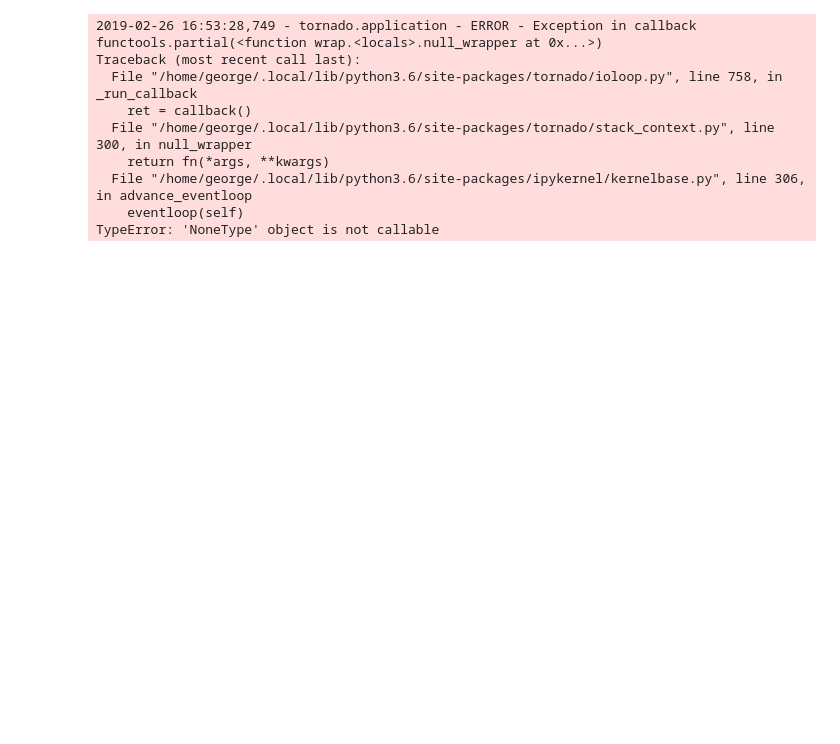
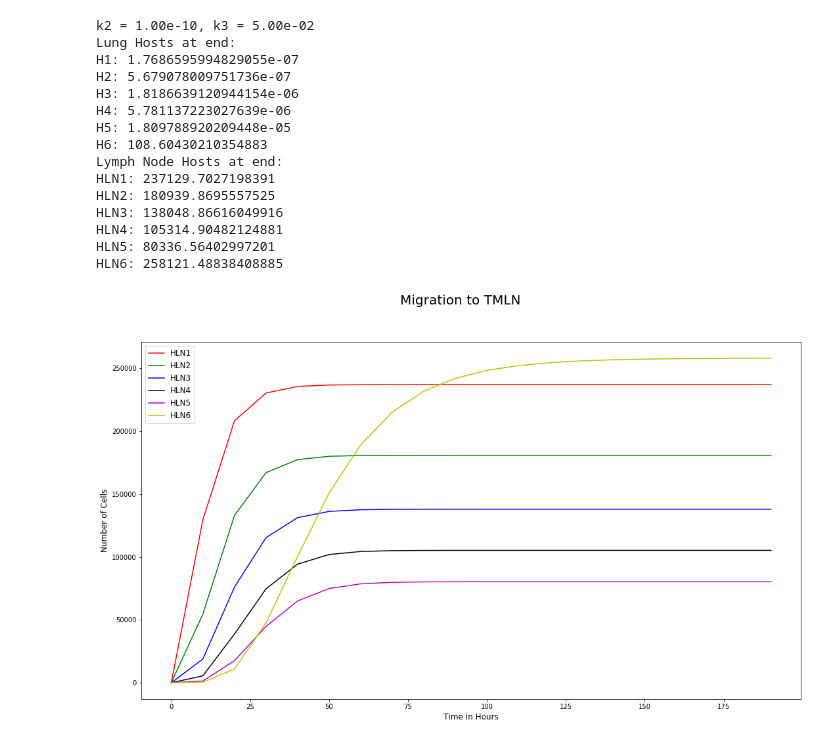
Before and after one commit to technodivergent/Bacillus_Anthracis_Simulation, a Jupyter notebook: Lung Submodel.ipynb, the cells around one changed output. Drawn from its saved outputs; the diff is of its cells as text; code cells hidden in the pictures; blank space fills up the shorter version.

```diff
--- a/Lung Submodel.ipynb
+++ b/Lung Submodel.ipynb
@@ -135,6 +134,6 @@ class DayModel(gillespy2.Model):
         )
 
         self.add_reaction([R1,R2,R3,R4,R5,R6,R7,R8,R9,R10,R11,R12])
-        t = numpy.linspace(0,10000,201)
+        t = numpy.linspace(0,200,21)
         self.timespan(t)
         #print(t)
@@ -143,17 +146,15 @@ model = DayModel()
 # %%
 def get_mean(results):
-    data3 = []
-    r = results[0]
-    data3.extend([1]*int(r['HLN1'][-1]))
-    data3.extend([2]*int(r['HLN2'][-1]))
-    data3.extend([3]*int(r['HLN3'][-1]))
-    data3.extend([4]*int(r['HLN4'][-1]))
-    data3.extend([5]*int(r['HLN5'][-1]))
-    data3.extend([6]*int(r['HLN6'][-1]))
-    mean = numpy.mean(data3)
-    sd = numpy.std(data3)
-    sem = stats.sem(data3)
-    means.append(mean)
+    data = []
+    data.extend([1]*int(results['HLN1'][-1]))
+    data.extend([2]*int(results['HLN2'][-1]))
+    data.extend([3]*int(results['HLN3'][-1]))
+    data.extend([4]*int(results['HLN4'][-1]))
+    data.extend([5]*int(results['HLN5'][-1]))
+    data.extend([6]*int(results['HLN6'][-1]))
+    mean = numpy.mean(data)
+    sd = numpy.std(data)
+    sem = stats.sem(data)
     return mean
 # %%
 #%%time
@@ -307,44 +329,51 @@ print("H6: {}".format(res['H6'][-1]))
 # %%
 fig = plt.figure(figsize=(18,10))
 fig.suptitle("Migration to TMLN", fontsize=20)
-res = results[0]
+res = results_orig[0]
 
 #plt.plot(results[0]['time'], results[0]['S_'], 'b', label='Spores')
 plt.plot(res['time'], res['HLN1'], 'r-', label='HLN1')
 plt.plot(res['time'], res['HLN2'], 'g-', label='HLN2')
 plt.plot(res['time'], res['HLN3'], 'b-', label='HLN3')
 plt.plot(res['time'], res['HLN4'], 'k-', label='HLN4')
 plt.plot(res['time'], res['HLN5'], 'm-', label='HLN5')
 plt.plot(res['time'], res['HLN6'], 'y-', label='HLN6')
 
 plt.xlabel("Time in Hours", fontsize=12)
 plt.ylabel("Number of Cells", fontsize=12)
 plt.legend(loc='best', fontsize=12)
 
 print("k2 = {:.2e}, k3 = {:.2e}".format(float(model.listOfParameters['k2'].expression), float(model.listOfParameters['k3'].expression)))
 
 print("Lung Hosts at end:")
 print("H1: {}".format(res['H1'][-1]))
 print("H2: {}".format(res['H2'][-1]))
 print("H3: {}".format(res['H3'][-1]))
 print("H4: {}".format(res['H4'][-1]))
 print("H5: {}".format(res['H5'][-1]))
 print("H6: {}".format(res['H6'][-1]))
 
 print("Lymph Node Hosts at end:")
 print("HLN1: {}".format(res['HLN1'][-1]))
 print("HLN2: {}".format(res['HLN2'][-1]))
 print("HLN3: {}".format(res['HLN3'][-1]))
 print("HLN4: {}".format(res['HLN4'][-1]))
 print("HLN5: {}".format(res['HLN5'][-1]))
 print("HLN6: {}".format(res['HLN6'][-1]))
 # %% [output]
-2019-02-26 16:53:28,749 - tornado.application - ERROR - Exception in callback functools.partial(<function wrap.<locals>.null_wrapper at 0x...>)
-Traceback (most recent call last):
-  File "/home/george/.local/lib/python3.6/site-packages/tornado/ioloop.py", line 758, in _run_callback
-    ret = callback()
-  File "/home/george/.local/lib/python3.6/site-packages/tornado/stack_context.py", line 300, in null_wrapper
-    return fn(*args, **kwargs)
-  File "/home/george/.local/lib/python3.6/site-packages/ipykernel/kernelbase.py", line 306, in advance_eventloop
-    eventloop(self)
-TypeError: 'NoneType' object is not callable
+k2 = 1.00e-10, k3 = 5.00e-02
+Lung Hosts at end:
+H1: 1.7686595994829055e-07
+H2: 5.679078009751736e-07
+H3: 1.8186639120944154e-06
+H4: 5.781137223027639e-06
+H5: 1.809788920209448e-05
+H6: 108.60430210354883
+Lymph Node Hosts at end:
+HLN1: 237129.7027198391
+HLN2: 180939.8695557525
+HLN3: 138048.86616049916
+HLN4: 105314.90482124881
+HLN5: 80336.56402997201
+HLN6: 258121.48838408885
+[figure, added]
```
Also changed, not shown: parts of 11 cells of this notebook.
